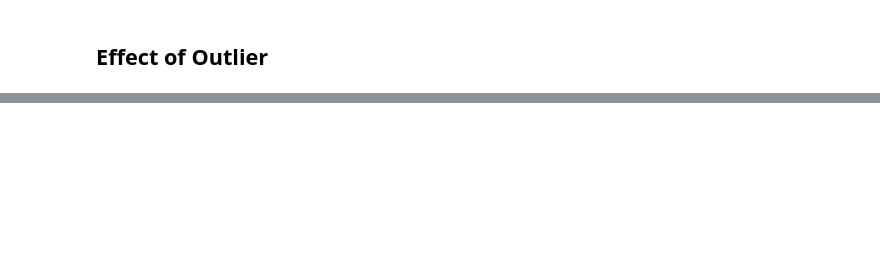
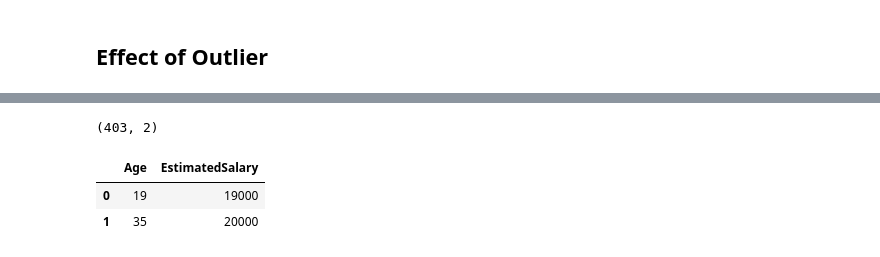
Before and after one commit to danishmeh/CampusX-ML, a Jupyter notebook: day24/file.ipynb, the cells around one changed output, grey strips where cells are left out. Cells and saved outputs as stored; diff of their text form; code cells hidden in the pictures; blank space fills up the shorter version.

```diff
--- a/day24/file.ipynb
+++ b/day24/file.ipynb
@@ -235,0 +267,8 @@ After Scaling   : 0.8333333333333334
+# %%
+print(X.shape)
+X.head(2)
+# %% [output]
+(403, 2)
+|  | Age | EstimatedSalary |
+| 0 | 19 | 19000 |
+| 1 | 35 | 20000 |
```
Also changed, not shown: parts of 12 cells of this notebook, 3 other files.
